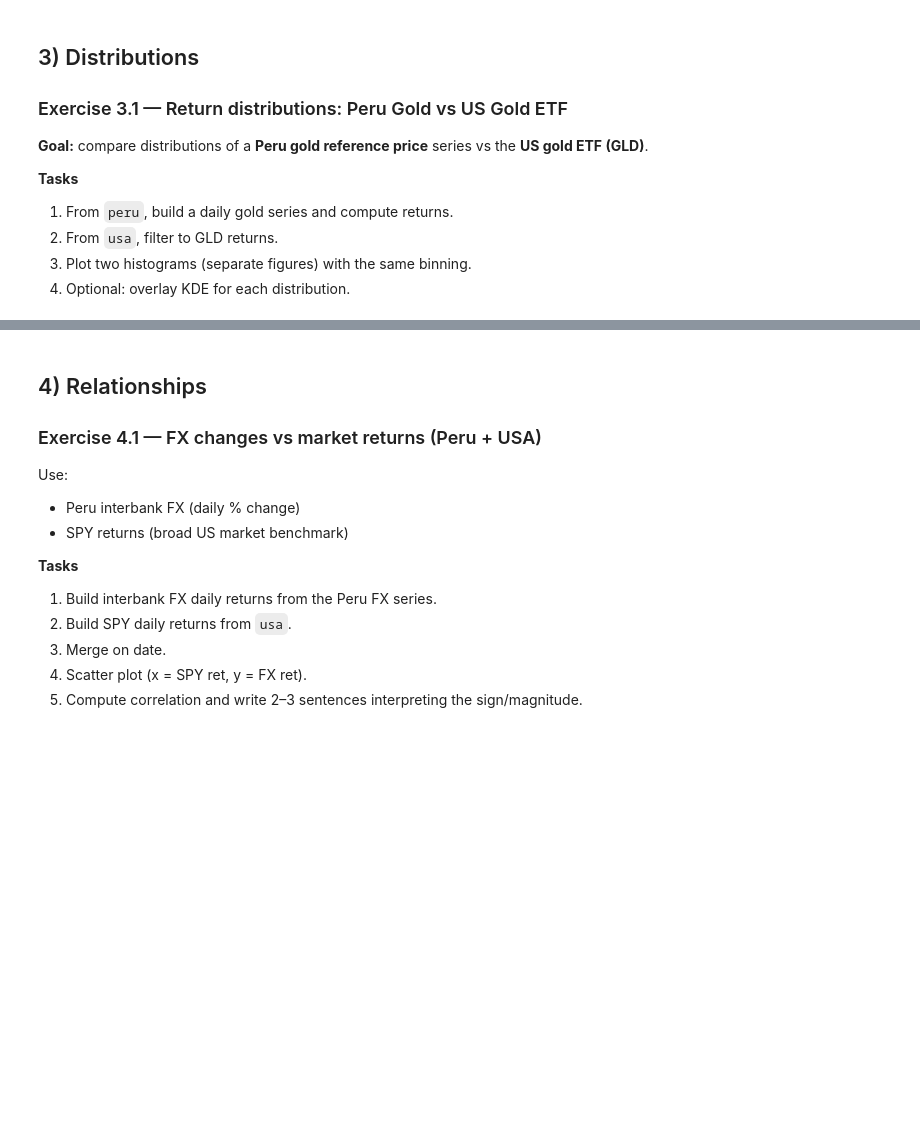
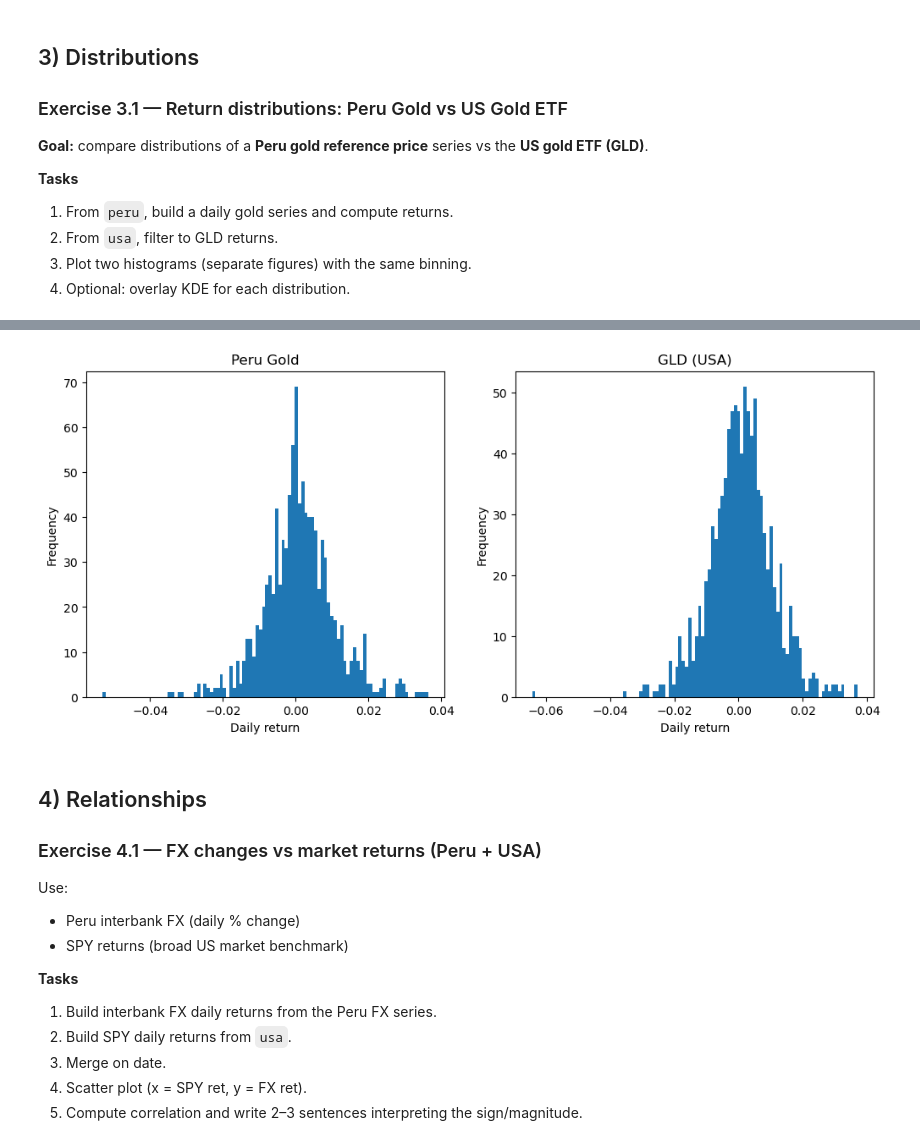
Before and after one commit to anzonyquispe/Python-for-Finance, a Jupyter notebook: homeworks/Assignment_3/Group 8/group_8_ass_3_2026.ipynb, the cells around one changed output, grey strips where cells are left out. Cells and saved outputs as stored; diff of their text form; code cells hidden in the pictures; blank space fills up the shorter version.

```diff
--- a/homeworks/Assignment_3/Group 8/group_8_ass_3_2026.ipynb
+++ b/homeworks/Assignment_3/Group 8/group_8_ass_3_2026.ipynb
@@ -429,3 +637,15 @@ Define a positive day as `ret > 0`.
 2. From `usa`, filter to GLD returns.
 3. Plot two histograms (separate figures) with the same binning.
 4. Optional: overlay KDE for each distribution.
+# %%
+# 1. From `peru`, build a daily gold series and compute returns
+
+# Build daily Peru gold price series
+peru_gold = peru_wide[['date', 'gold_london']].copy()
+
+# Sort by date
+peru_gold = peru_gold.sort_values('date')
+
+# Compute daily returns
+peru_gold['ret'] = peru_gold['gold_london'].pct_change()
+peru_gold.head()
@@ -431,0 +659,9 @@ Define a positive day as `ret > 0`.
+# %%
+# 2. From `usa`, filter to GLD returns
+
+# Filter GLD returns from USA data
+usa_gld = usa[usa['ticker'] == 'GLD'][['date', 'ret']]
+
+# Sort by date
+usa_gld = usa_gld.sort_values('date')
+usa_gld.head()
@@ -432,3 +675,23 @@ Define a positive day as `ret > 0`.
+# %%
+# 3. Plot two histograms side by side with the same binning
+
+fig, axes = plt.subplots(1, 2, figsize=(12, 5))
+
+# Peru gold returns (drop missing returns)
+axes[0].hist(peru_gold['ret'].dropna(), bins=100)
+axes[0].set_title("Peru Gold")
+axes[0].set_xlabel("Daily return")
+axes[0].set_ylabel("Frequency")
+
+# GLD returns (drop missing returns)
+axes[1].hist(usa_gld['ret'].dropna(), bins=100)
+axes[1].set_title("GLD (USA)")
+axes[1].set_xlabel("Daily return")
+axes[1].set_ylabel("Frequency")
+
+plt.show()
+# %% [output]
+[figure, added]
 # %% [markdown]
 ## 4) Relationships
 
```
Also changed, not shown: parts of 23 cells of this notebook.
